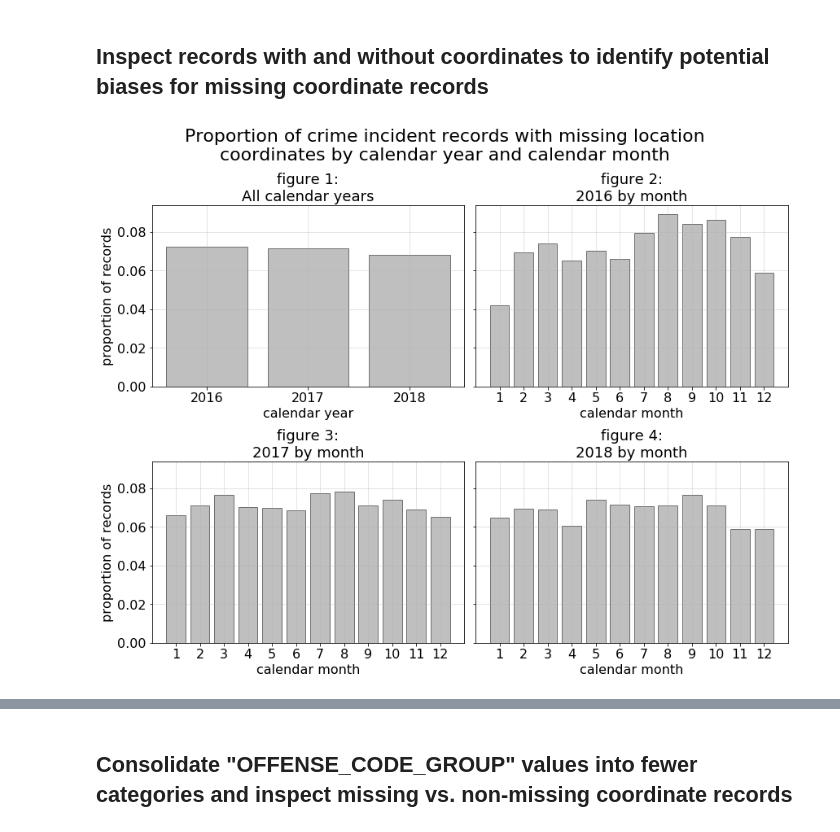
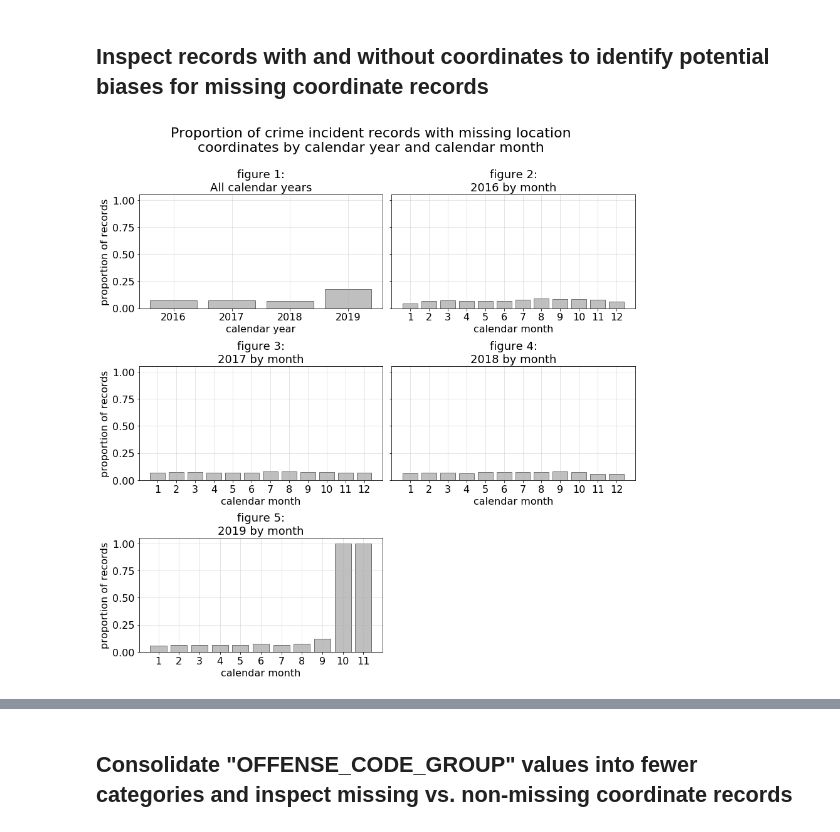
Before and after one commit to sedelmeyer/predicting-crime, a Jupyter notebook: notebooks/009_EDA_crime_incident_reports.ipynb, the cells around one changed output, grey strips where cells are left out. Drawn from its saved outputs; the diff is of its cells as text; code cells hidden in the pictures.

```diff
--- a/notebooks/009_EDA_crime_incident_reports.ipynb
+++ b/notebooks/009_EDA_crime_incident_reports.ipynb
@@ -159,7 +161,7 @@ plt.show();
 ############################################################
 ## SUBSET DATAFRAME TO INCLUDE ONLY YEARS WITH COMPLETE DATA
 ############################################################
-subset_years = ['2016', '2017', '2018']
+subset_years = ['2016', '2017', '2018', '2019']
 
 df_crime = df_crime.loc[df_crime['YEAR'].isin(subset_years)]
 
@@ -561,41 +598,46 @@ missing_coords_hour = df_crime.loc[
 
 savefig = True
 
-fig, axes = plt.subplots(2,2, sharey=True, figsize=(12, 10))
+fig, axes = plt.subplots(3,2, sharey=True, figsize=(12, 13))
 
 plt.suptitle(
     "Proportion of crime incident records with missing location\n"\
     "coordinates by calendar year and calendar month",
     fontsize=22,
 )
 
 for (i, ax), data in zip(
     enumerate(axes.flat),
     [missing_coords_year, *missing_coords_month_year]
 ):
     ax.bar(data.index, data.values, color='gray', edgecolor='k', alpha=0.5)
     ax.tick_params(labelsize=16)
     ax.set_xticks(data.index)
     ax.grid(':', alpha=0.4)
     if i == 0:
         ax.set_xlabel("calendar year", fontsize=16)
         ax.set_title('figure 1:\nAll calendar years', fontsize=18)
     else:
         ax.set_xlabel("calendar month", fontsize=16)
         ax.set_title(
             'figure {0}:\n{1} by month'.format(i+1, subset_years[i-1]),
             fontsize=18,
         )
     if i%2 == 0:
         ax.set_ylabel("proportion of records", fontsize=16)
 
+# hide all markings for final 8th axis
+for pos in ['right','top','bottom','left']:
+    axes[2,1].spines[pos].set_visible(False)
+axes[2,1].tick_params(axis='x', which='both', bottom=False, top=False, labelbottom=False)
+axes[2,1].tick_params(axis='y', which='both', right=False, left=False, labelleft=False)
 
 plt.tight_layout(rect=[0, 0.03, 1, 0.92])
 if savefig:
     plt.savefig(os.path.join(FIGURES_ROOT, 'crime-reports-missing-coords-year-month.png'))
 plt.show();
 # %% [output]
-[figure, old version]
+[figure, new version]
 # %%
 # print summary of years for all data records to identify partial years
 
```
Also changed, not shown: parts of 20 cells of this notebook.
